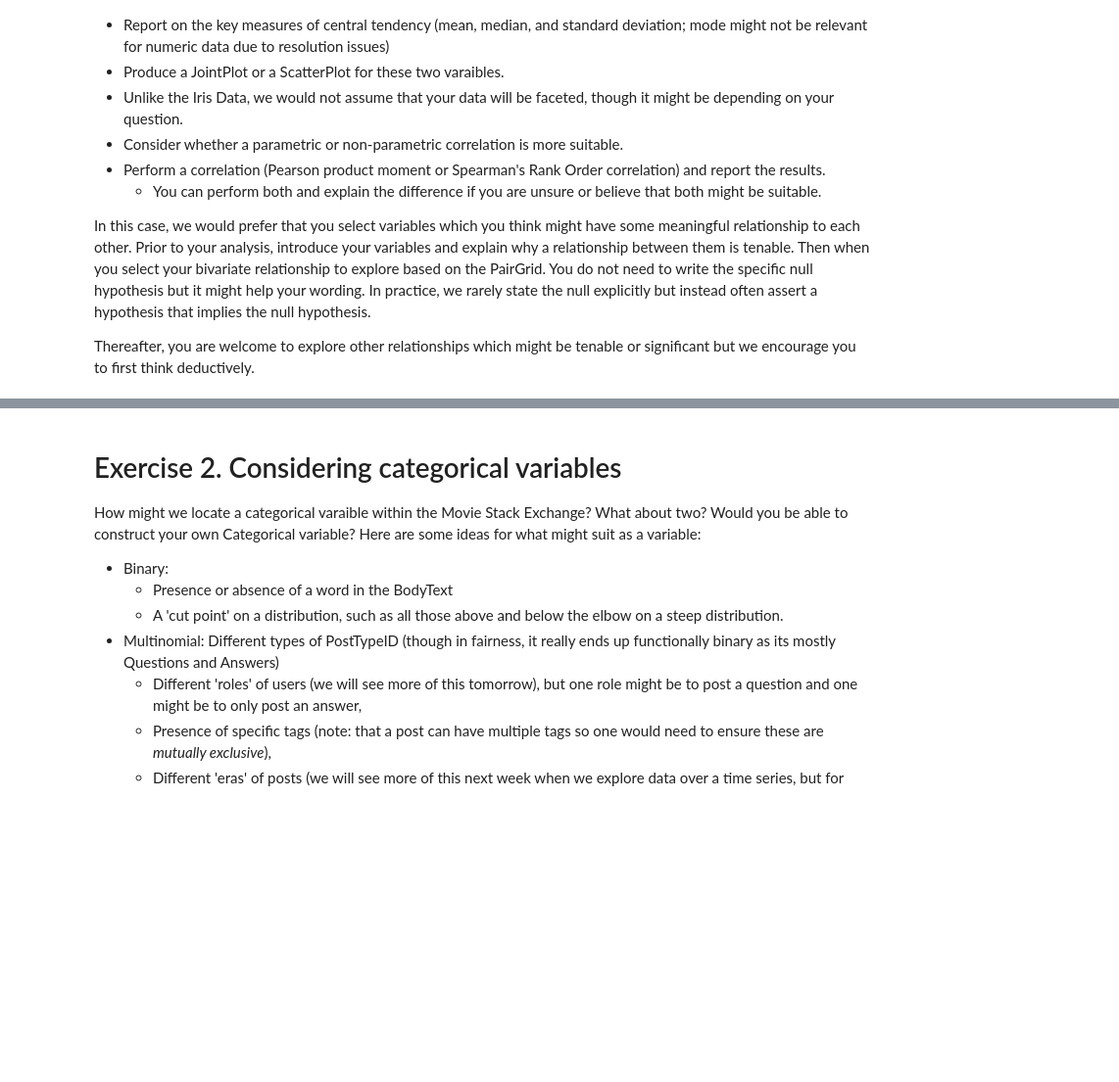
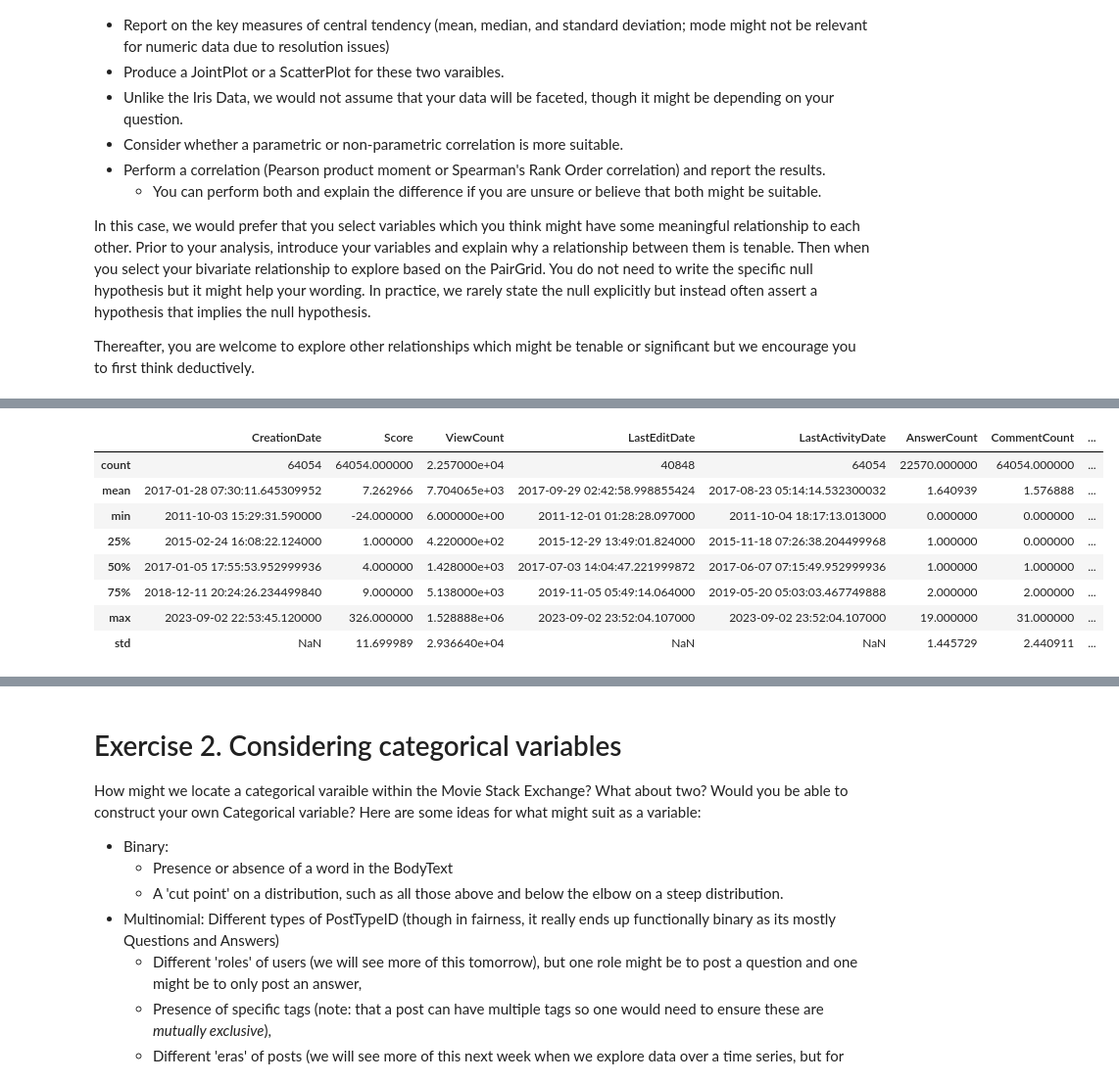
Before and after one commit to RyanOthnielKearns/oii-fsds, a Jupyter notebook: week01/Week01_2_Lab_Tables.ipynb, the cells around one changed output, grey strips where cells are left out. Shown at 98% size. Cells and saved outputs as stored; diff of their text form; code cells hidden in the pictures; blank space fills up the shorter version.

```diff
--- a/week01/Week01_2_Lab_Tables.ipynb
+++ b/week01/Week01_2_Lab_Tables.ipynb
@@ -25,0 +59,12 @@ Thereafter, you are welcome to explore other relationships which might be tenabl
+# %%
+stack_df.describe()
+# %% [output]
+|  | CreationDate | Score | ViewCount | LastEditDate | LastActivityDate | AnswerCount | CommentCount | ... |
+| count | 64054 | 64054.000000 | 2.257000e+04 | 40848 | 64054 | 22570.000000 | 64054.000000 | ... |
+| mean | 2017-01-28 07:30:11.645309952 | 7.262966 | 7.704065e+03 | 2017-09-29 02:42:58.998855424 | 2017-08-23 05:14:14.532300032 | 1.640939 | 1.576888 | ... |
+| min | 2011-10-03 15:29:31.590000 | -24.000000 | 6.000000e+00 | 2011-12-01 01:28:28.097000 | 2011-10-04 18:17:13.013000 | 0.000000 | 0.000000 | ... |
+| 25% | 2015-02-24 16:08:22.124000 | 1.000000 | 4.220000e+02 | 2015-12-29 13:49:01.824000 | 2015-11-18 07:26:38.204499968 | 1.000000 | 0.000000 | ... |
+| 50% | 2017-01-05 17:55:53.952999936 | 4.000000 | 1.428000e+03 | 2017-07-03 14:04:47.221999872 | 2017-06-07 07:15:49.952999936 | 1.000000 | 1.000000 | ... |
+| 75% | 2018-12-11 20:24:26.234499840 | 9.000000 | 5.138000e+03 | 2019-11-05 05:49:14.064000 | 2019-05-20 05:03:03.467749888 | 2.000000 | 2.000000 | ... |
+| max | 2023-09-02 22:53:45.120000 | 326.000000 | 1.528888e+06 | 2023-09-02 23:52:04.107000 | 2023-09-02 23:52:04.107000 | 19.000000 | 31.000000 | ... |
+| std | NaN | 11.699989 | 2.936640e+04 | NaN | NaN | 1.445729 | 2.440911 | ... |
```
Also changed, not shown: parts of 37 cells of this notebook.
